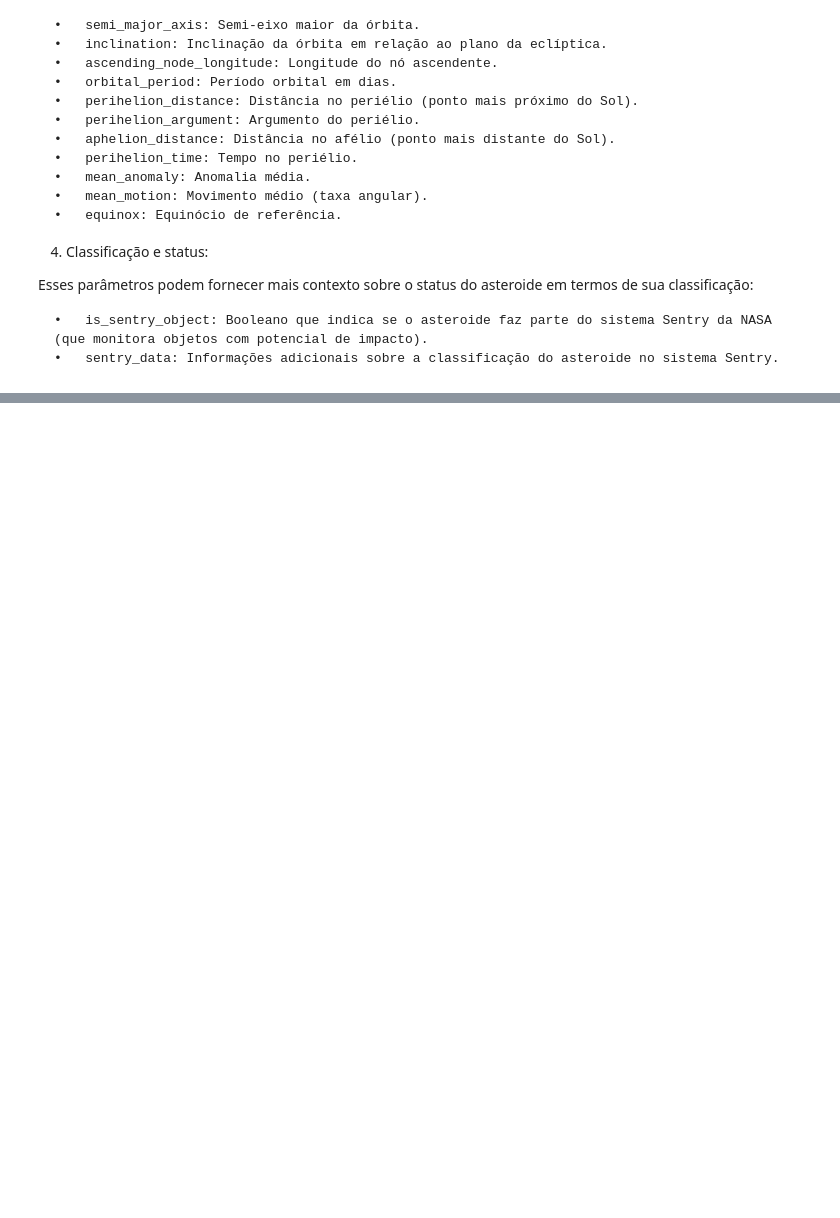
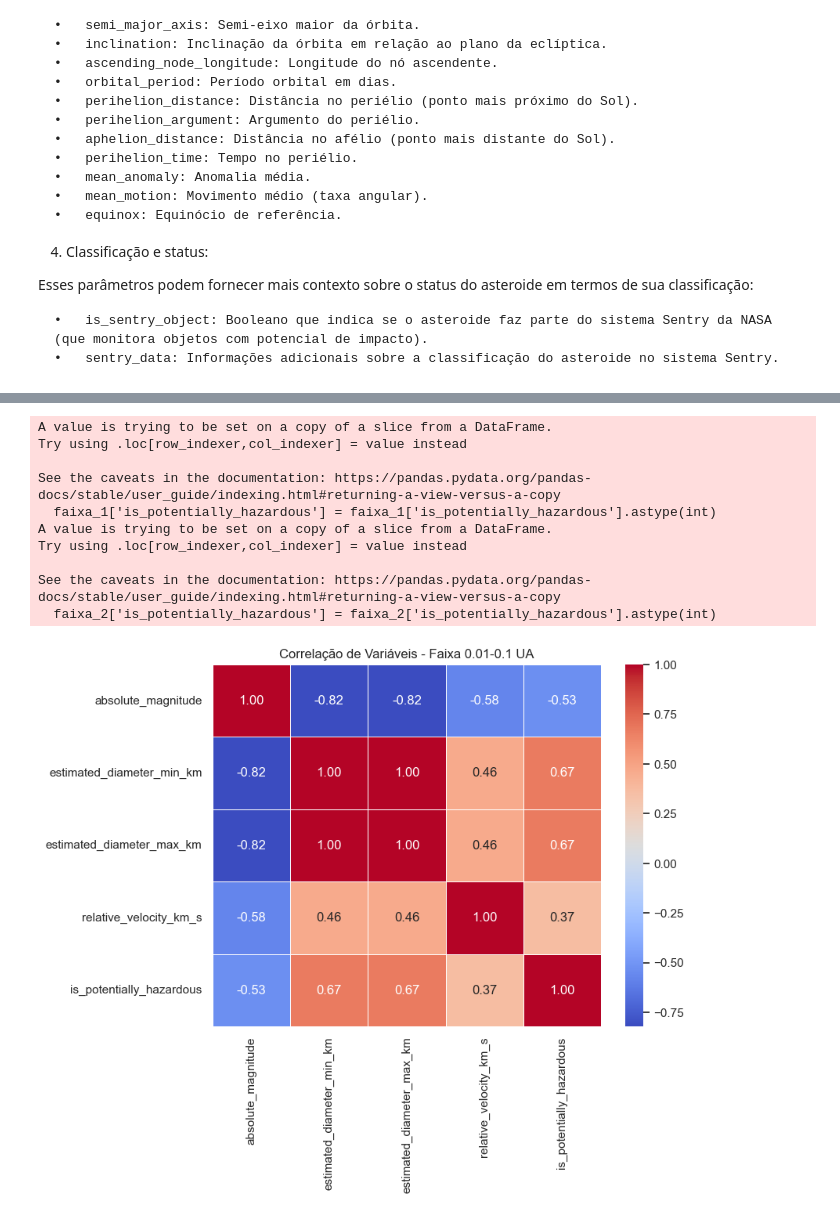
Before and after one commit to ero2003730/Nasa-NEO-API-Analysis, a Jupyter notebook: nasa.ipynb, the cells around one changed output, grey strips where cells are left out. Drawn from its saved outputs; the diff is of its cells as text; code cells hidden in the pictures; blank space fills up the shorter version.

```diff
--- a/nasa.ipynb
+++ b/nasa.ipynb
@@ -603,0 +337,46 @@ plt.show()
+# %%
+import seaborn as sns
+
+faixa_1 = df_asteroids[df_asteroids['distance_range'] == '0.01-0.1 UA']
+faixa_2 = df_asteroids[df_asteroids['distance_range'] == '0.1-1 UA']
+
+numeric_columns = ['absolute_magnitude', 'estimated_diameter_min_km', 'estimated_diameter_max_km', 'relative_velocity_km_s']
+
+faixa_1['is_potentially_hazardous'] = faixa_1['is_potentially_hazardous'].astype(int)
+faixa_2['is_potentially_hazardous'] = faixa_2['is_potentially_hazardous'].astype(int)
+df_asteroids['is_potentially_hazardous'] = df_asteroids['is_potentially_hazardous'].astype(int)
+
+correlation_faixa_1 = faixa_1[numeric_columns + ['is_potentially_hazardous']].corr()
+correlation_faixa_2 = faixa_2[numeric_columns + ['is_potentially_hazardous']].corr()
+
+# Heatmap para a faixa 0.01-0.1 UA
+plt.figure(figsize=(8, 6))
+sns.heatmap(correlation_faixa_1, annot=True, cmap='coolwarm', fmt=".2f", linewidths=0.5)
+plt.title('Correlação de Variáveis - Faixa 0.01-0.1 UA')
+plt.show()
+
+# Heatmap para a faixa 0.1-1 UA
+plt.figure(figsize=(8, 6))
+sns.heatmap(correlation_faixa_2, annot=True, cmap='coolwarm', fmt=".2f", linewidths=0.5)
+plt.title('Correlação de Variáveis - Faixa 0.1-1 UA')
+plt.show()
+
+# Heatmap para todos os dados (todas as faixas de distância)
+correlation_all_data = df_asteroids[numeric_columns + ['is_potentially_hazardous']].corr()
+
+plt.figure(figsize=(8, 6))
+sns.heatmap(correlation_all_data, annot=True, cmap='coolwarm', fmt=".2f", linewidths=0.5)
+plt.title('Correlação de Variáveis - Todos os Dados')
+plt.show()
+# %% [output]
+A value is trying to be set on a copy of a slice from a DataFrame.
+Try using .loc[row_indexer,col_indexer] = value instead
+
+See the caveats in the documentation: https://pandas.pydata.org/pandas-docs/stable/user_guide/indexing.html#returning-a-view-versus-a-copy
+  faixa_1['is_potentially_hazardous'] = faixa_1['is_potentially_hazardous'].astype(int)
+A value is trying to be set on a copy of a slice from a DataFrame.
+Try using .loc[row_indexer,col_indexer] = value instead
+
+See the caveats in the documentation: https://pandas.pydata.org/pandas-docs/stable/user_guide/indexing.html#returning-a-view-versus-a-copy
+  faixa_2['is_potentially_hazardous'] = faixa_2['is_potentially_hazardous'].astype(int)
+[figure, added]
```
Also changed, not shown: parts of 49 cells of this notebook.
